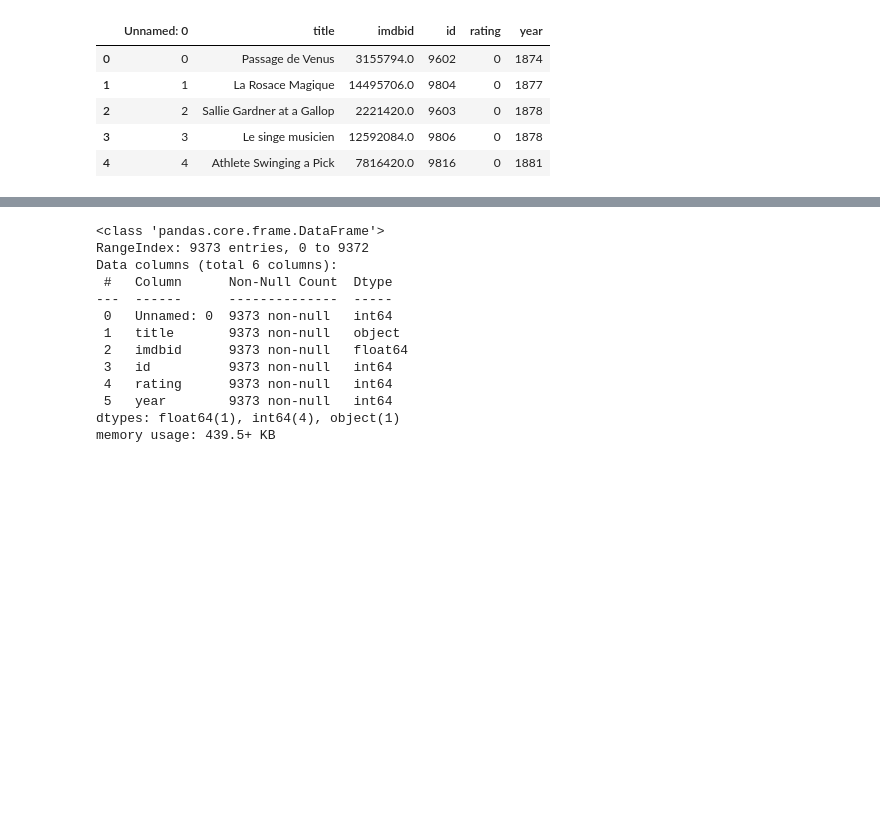
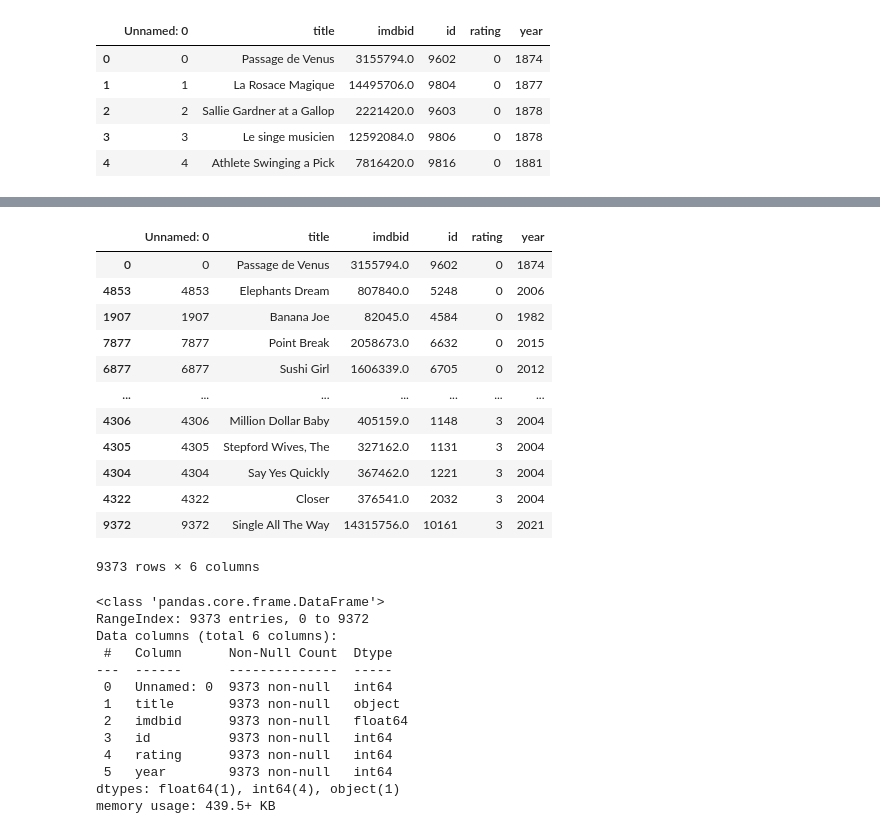
Before and after one commit to berjusti/IronHackLabs, a Jupyter notebook: Week 5/MidTermProject.ipynb, the cells around one changed output, grey strips where cells are left out. Drawn from its saved outputs; the diff is of its cells as text; code cells hidden in the pictures; blank space fills up the shorter version.

```diff
--- a/Week 5/MidTermProject.ipynb
+++ b/Week 5/MidTermProject.ipynb
@@ -52,3 +180,21 @@ df_b.head()
+# %%
+bechdel_bechdel_sorted = df_b.sort_values('rating') # probably derived Bechdel Rating
+# %%
+bechdel_bechdel_sorted # 0 - does not pass, 1 - women have names, 2 - women talk to each other, 3 - talk to each other about stg other than men
+# %% [output]
+|  | Unnamed: 0 | title | imdbid | id | rating | year |
+| 0 | 0 | Passage de Venus | 3155794.0 | 9602 | 0 | 1874 |
+| 4853 | 4853 | Elephants Dream | 807840.0 | 5248 | 0 | 2006 |
+| 1907 | 1907 | Banana Joe | 82045.0 | 4584 | 0 | 1982 |
+| 7877 | 7877 | Point Break | 2058673.0 | 6632 | 0 | 2015 |
+| 6877 | 6877 | Sushi Girl | 1606339.0 | 6705 | 0 | 2012 |
+| ... | ... | ... | ... | ... | ... | ... |
+| 4306 | 4306 | Million Dollar Baby | 405159.0 | 1148 | 3 | 2004 |
+| 4305 | 4305 | Stepford Wives, The | 327162.0 | 1131 | 3 | 2004 |
+| 4304 | 4304 | Say Yes Quickly | 367462.0 | 1221 | 3 | 2004 |
+| 4322 | 4322 | Closer | 376541.0 | 2032 | 3 | 2004 |
+| 9372 | 9372 | Single All The Way | 14315756.0 | 10161 | 3 | 2021 |
+9373 rows × 6 columns
 # %%
 df_b.info()
 # %% [output]
```
Also changed, not shown: parts of 19 cells of this notebook, 24 other files.
